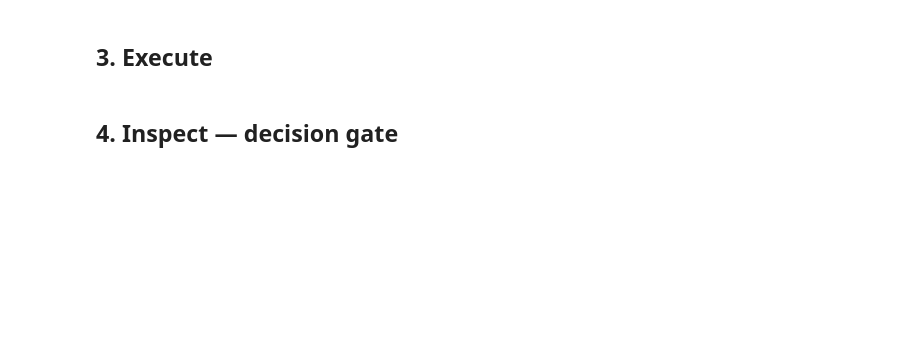
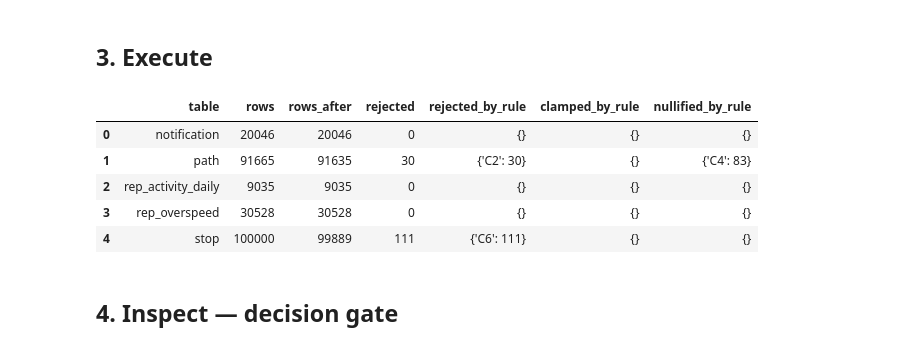
Before and after one commit to MohamedAliChaouachi/accent-fleet-analytics, a Jupyter notebook: notebooks/02_data_preparation/cleaning/01_apply_cleaning_rules_preview.ipynb, the cells around one changed output. Drawn from its saved outputs; the diff is of its cells as text; code cells hidden in the pictures; blank space fills up the shorter version.

```diff
--- a/notebooks/02_data_preparation/cleaning/01_apply_cleaning_rules_preview.ipynb
+++ b/notebooks/02_data_preparation/cleaning/01_apply_cleaning_rules_preview.ipynb
@@ -32,7 +35,8 @@ from accent_fleet.cleaning.rules import load_rule_engine
 engine = load_rule_engine()
 print(f"Loaded {len(engine.rules)} rules")
 for r in engine.rules:
-    print(f"  {r.id:>4} | {r.severity:>8} | {r.action:>8} | {r.target_table:>20} | {r.name}")
+    targets = ','.join(r.targets)
+    print(f"  {r.id:>4} | {r.severity:>8} | {r.action:>8} | {targets:>55} | {r.name}")
 
 SAMPLE_WINDOW = ("2026-03-01", "2026-04-01")
 print("Sample window:", SAMPLE_WINDOW)
@@ -41,22 +55,37 @@ print("Sample window:", SAMPLE_WINDOW)
 # %%
 import pandas as pd
 import polars as pl
 results = []
 with get_engine().connect() as conn:
-    for tbl in sorted({r.target_table for r in engine.rules}):
+    for tbl in sorted({tbl for r in engine.rules for tbl in r.targets}):
         # pick any available event-time column
         ts_col = {'path':'begin_path_time','rep_overspeed':'begin_path_time','stop':'stop_start','notification':'created_at','rep_activity_daily':'activity_start_time'}.get(tbl)
         if ts_col is None:
             continue
         sample = pd.read_sql(text(f"SELECT * FROM staging.{tbl} WHERE {ts_col} >= :a AND {ts_col} < :b LIMIT 100000"),
                              conn, params={'a': SAMPLE_WINDOW[0], 'b': SAMPLE_WINDOW[1]})
         if sample.empty:
             results.append({'table': tbl, 'rows': 0, 'note': 'no rows in sample window'})
             continue
         pldf = pl.from_pandas(sample)
-        report = engine.apply(pldf, target_table=tbl)
-        results.append({'table': tbl, 'rows': len(sample), **report.counters()})
+        cleaned, report = engine.apply(pldf, table=tbl)
+        results.append({
+            'table': tbl,
+            'rows': len(sample),
+            'rows_after': len(cleaned),
+            'rejected': report.total_rejected,
+            'rejected_by_rule': report.rejected_by_rule,
+            'clamped_by_rule': report.clamped_by_rule,
+            'nullified_by_rule': report.nullified_by_rule,
+        })
 pd.DataFrame(results)
+# %% [output]
+|  | table | rows | rows_after | rejected | rejected_by_rule | clamped_by_rule | nullified_by_rule |
+| 0 | notification | 20046 | 20046 | 0 | {} | {} | {} |
+| 1 | path | 91665 | 91635 | 30 | {'C2': 30} | {} | {'C4': 83} |
+| 2 | rep_activity_daily | 9035 | 9035 | 0 | {} | {} | {} |
+| 3 | rep_overspeed | 30528 | 30528 | 0 | {} | {} | {} |
+| 4 | stop | 100000 | 99889 | 111 | {'C6': 111} | {} | {} |
 # %% [markdown]
 ## 4. Inspect — decision gate
 # %%
```
Also changed, not shown: parts of 3 cells of this notebook, 4 other files.
